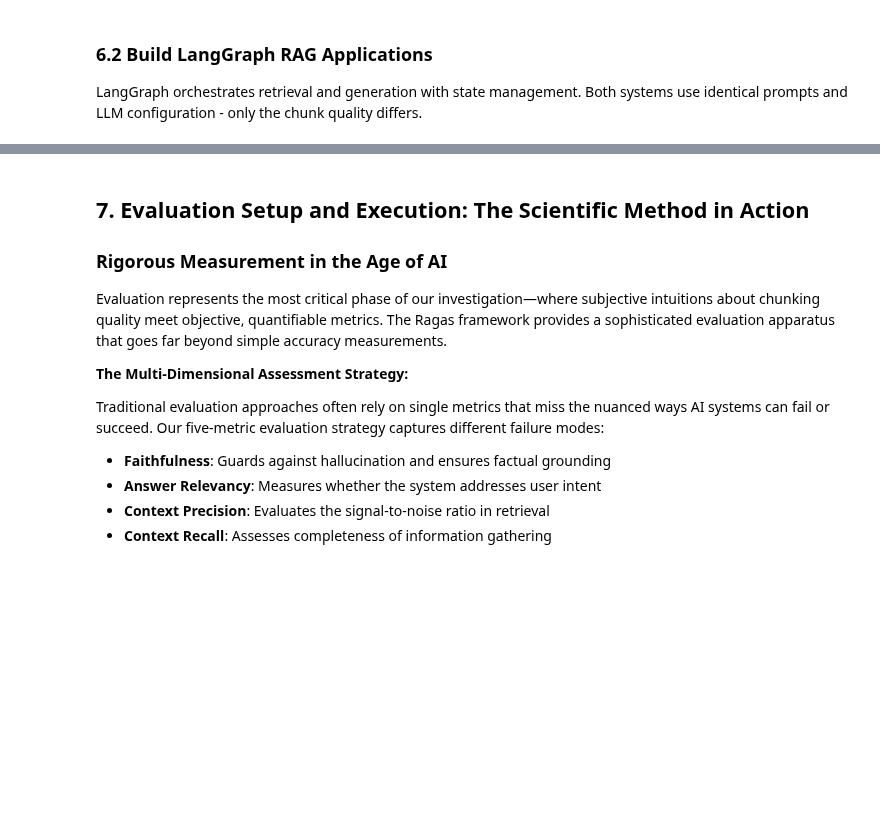
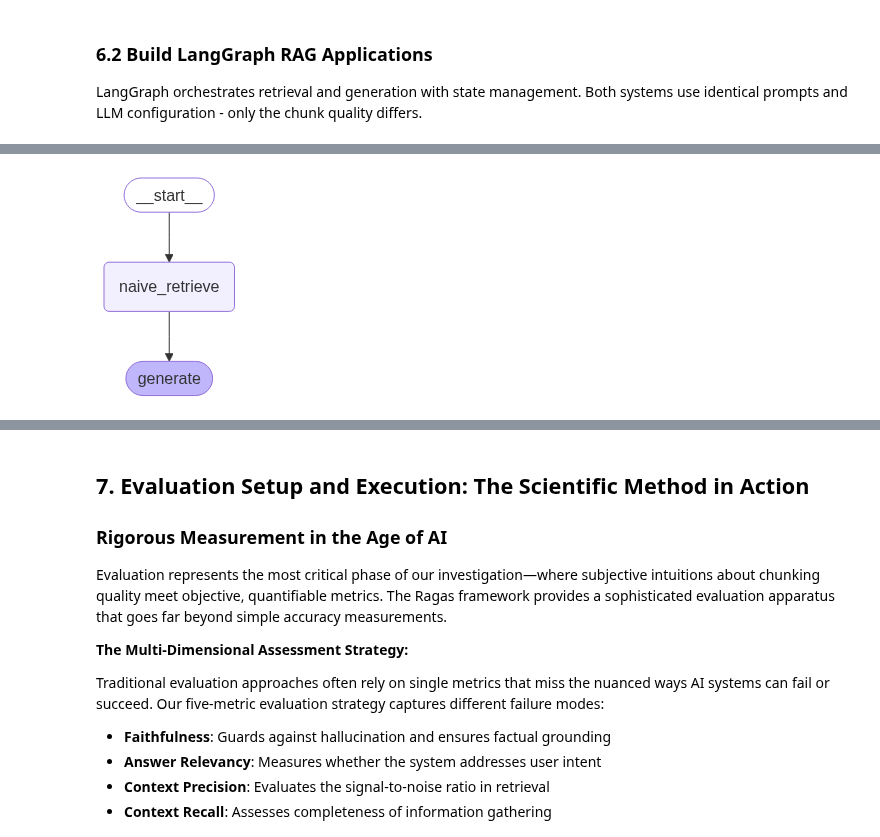
Before and after one commit to ovokpus/AIE7, a Jupyter notebook: 08_Evaluating_RAG_With_Ragas/Advanced_Build.ipynb, the cells around one changed output, grey strips where cells are left out. Saved outputs shown, nothing was run; the diff lists cells and outputs as text; code cells hidden in the pictures; blank space fills up the shorter version.

```diff
--- a/08_Evaluating_RAG_With_Ragas/Advanced_Build.ipynb
+++ b/08_Evaluating_RAG_With_Ragas/Advanced_Build.ipynb
@@ -175,9 +218,16 @@ RecursiveCharacterTextSplitter represents the pragmatic approach that has domina
 This baseline will reveal whether our sophisticated semantic approach can overcome these fundamental limitations.
 # %%
 # Create naive chunks using RecursiveCharacterTextSplitter
+import tiktoken
+
+def tiktoken_len(text):
+    tokens = tiktoken.encoding_for_model("gpt-4o").encode(text)
+    return len(tokens)
+
 naive_text_splitter = RecursiveCharacterTextSplitter(
     chunk_size=1000,
-    chunk_overlap=200
+    chunk_overlap=200,
+    length_function=tiktoken_len,
 )
 naive_chunks = naive_text_splitter.split_documents(docs)
 
@@ -501,0 +534,4 @@ print("LangGraph RAG applications created")
+# %%
+naive_graph
+# %% [output]
+[figure, added]
```
Also changed, not shown: parts of 29 cells of this notebook.
